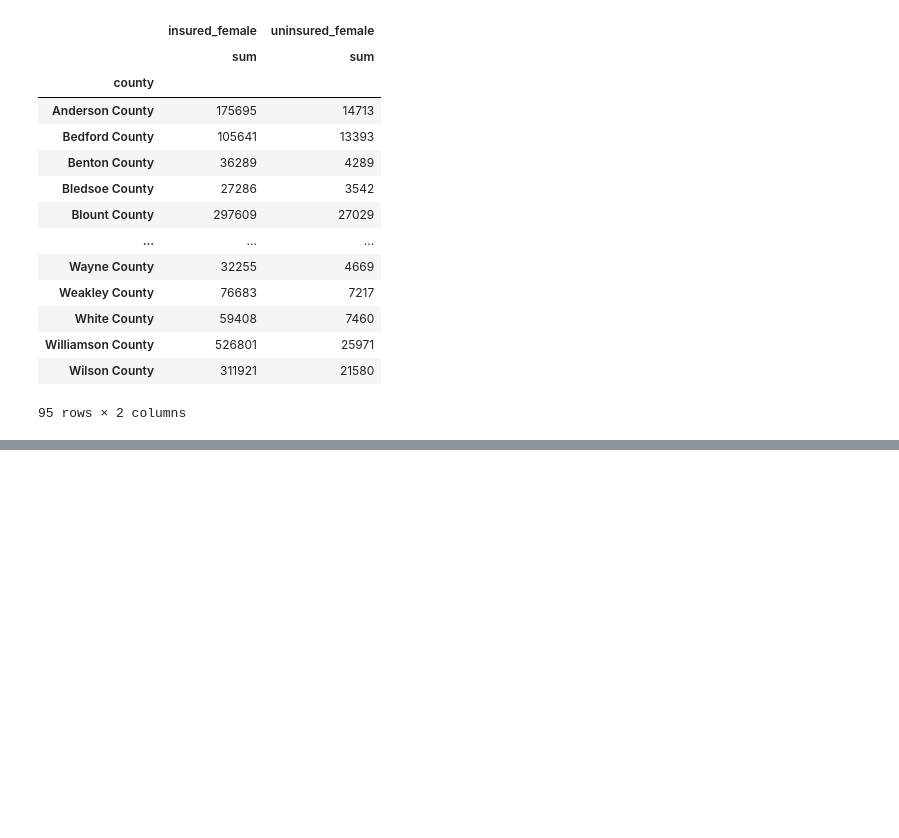
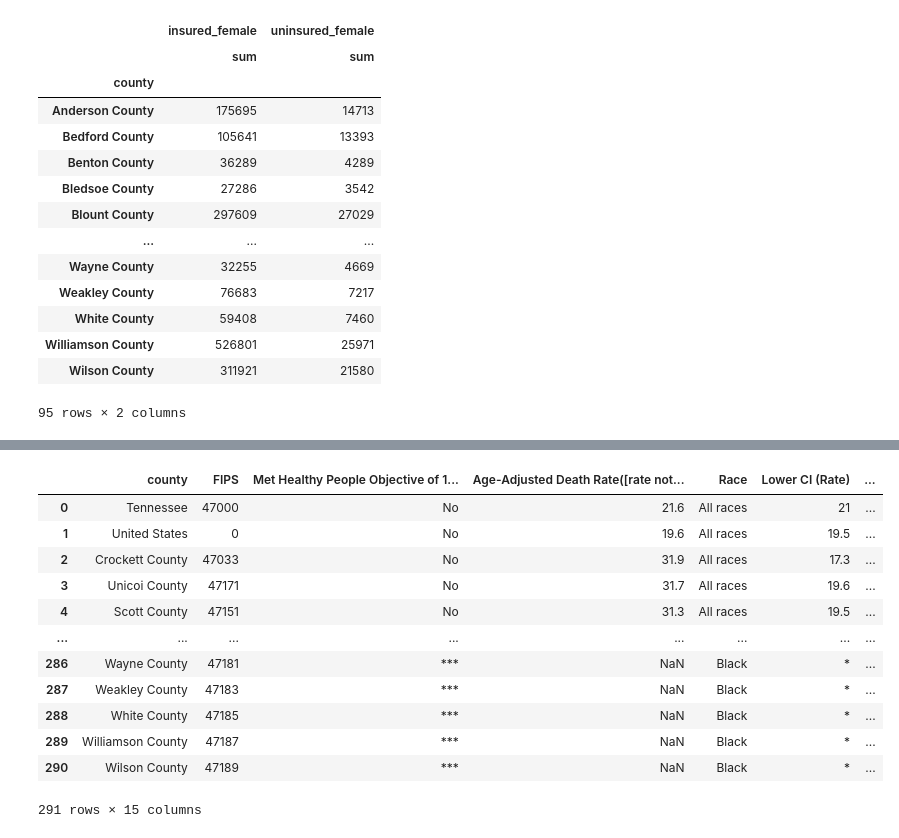
Before and after one commit to tigerbelle07/Capstone, a Jupyter notebook: notebooks/BC_Cap_v2.ipynb, the cells around one changed output, grey strips where cells are left out. Saved outputs shown, nothing was run; the diff lists cells and outputs as text; code cells hidden in the pictures; blank space fills up the shorter version.

```diff
--- a/notebooks/BC_Cap_v2.ipynb
+++ b/notebooks/BC_Cap_v2.ipynb
@@ -192,0 +210,17 @@ insurance
+# %%
+death_rate = death_rate.rename(columns={'County' : 'county'})
+death_rate
+# %% [output]
+|  | county | FIPS | Met Healthy People Objective of 1... | Age-Adjusted Death Rate([rate not... | Race | Lower CI (Rate) | ... |
+| 0 | Tennessee | 47000 | No | 21.6 | All races | 21 | ... |
+| 1 | United States | 0 | No | 19.6 | All races | 19.5 | ... |
+| 2 | Crockett County | 47033 | No | 31.9 | All races | 17.3 | ... |
+| 3 | Unicoi County | 47171 | No | 31.7 | All races | 19.6 | ... |
+| 4 | Scott County | 47151 | No | 31.3 | All races | 19.5 | ... |
+| ... | ... | ... | ... | ... | ... | ... | ... |
+| 286 | Wayne County | 47181 | *** | NaN | Black | * | ... |
+| 287 | Weakley County | 47183 | *** | NaN | Black | * | ... |
+| 288 | White County | 47185 | *** | NaN | Black | * | ... |
+| 289 | Williamson County | 47187 | *** | NaN | Black | * | ... |
+| 290 | Wilson County | 47189 | *** | NaN | Black | * | ... |
+291 rows × 15 columns
```
Also changed, not shown: parts of 9 cells of this notebook.
